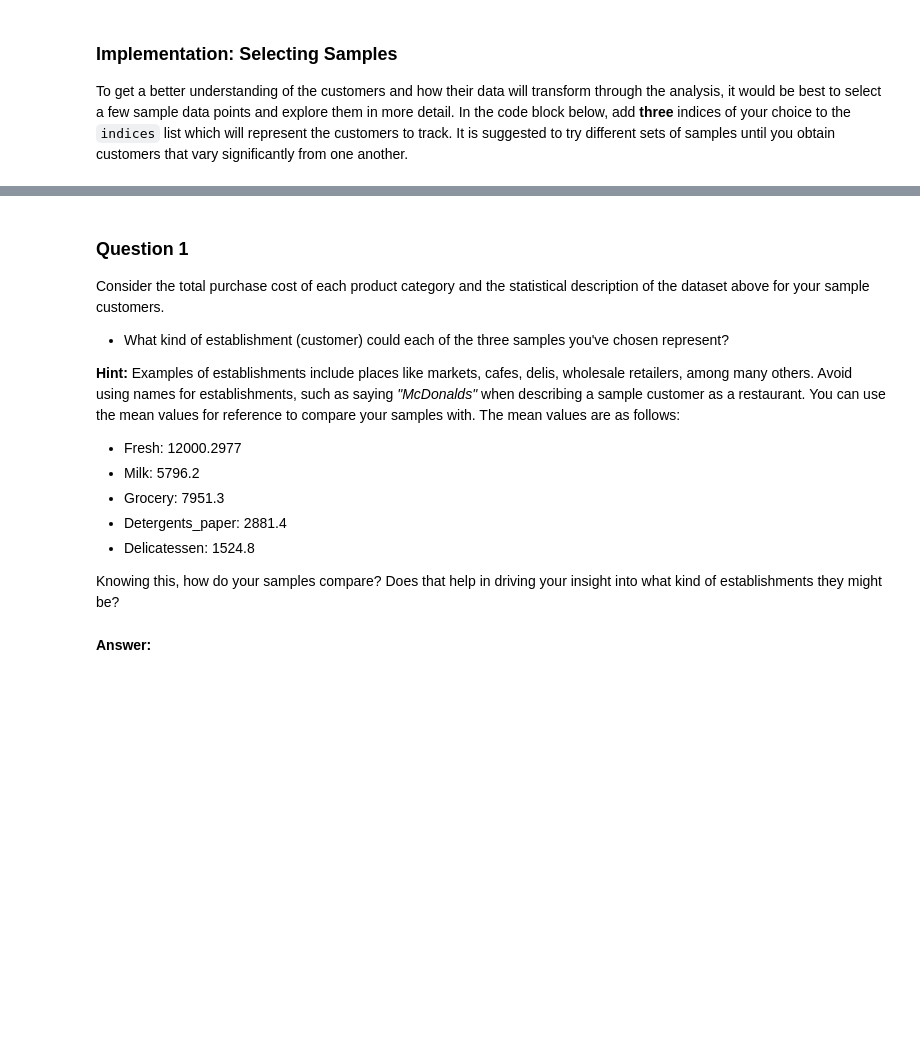
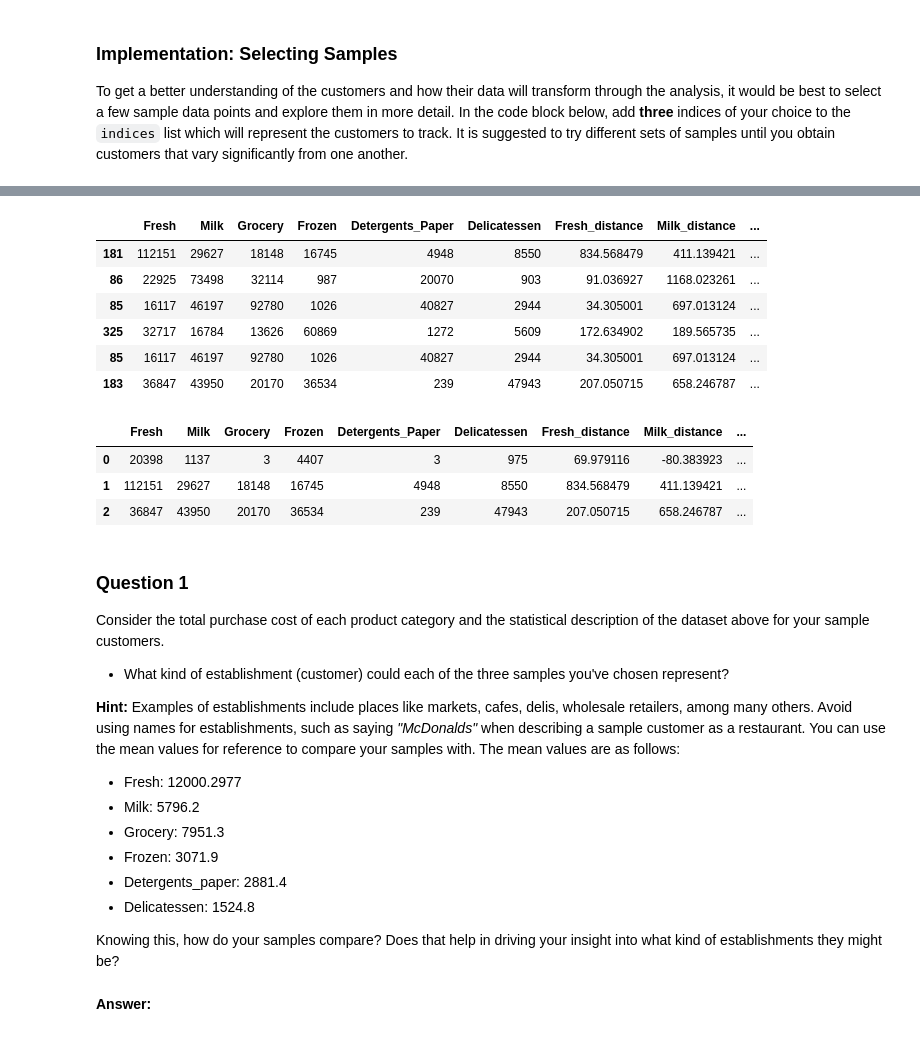
Before and after one commit to samiriff/MLND-customer-segments, a Jupyter notebook: customer_segments.ipynb, the cells around one changed output, grey strips where cells are left out. Saved outputs shown, nothing was run; the diff lists cells and outputs as text; code cells hidden in the pictures; blank space fills up the shorter version.

```diff
--- a/customer_segments.ipynb
+++ b/customer_segments.ipynb
@@ -89,0 +118,17 @@ Chosen samples of wholesale customers dataset:
+# %%
+top_customers = pd.DataFrame()
+for column in data.columns:
+    new_data = data.sort_values(column, ascending=False).head(1)
+    top_customers = pd.concat([top_customers, new_data])
+for column in top_customers.columns:
+    new_col = column + '_distance'
+    top_customers[new_col] = top_customers[column].apply(lambda x : (x - data_mean[column]) / data_mean[column] * 100)
+top_customers
+# %% [output]
+|  | Fresh | Milk | Grocery | Frozen | Detergents_Paper | Delicatessen | Fresh_distance | Milk_distance | ... |
+| 181 | 112151 | 29627 | 18148 | 16745 | 4948 | 8550 | 834.568479 | 411.139421 | ... |
+| 86 | 22925 | 73498 | 32114 | 987 | 20070 | 903 | 91.036927 | 1168.023261 | ... |
+| 85 | 16117 | 46197 | 92780 | 1026 | 40827 | 2944 | 34.305001 | 697.013124 | ... |
+| 325 | 32717 | 16784 | 13626 | 60869 | 1272 | 5609 | 172.634902 | 189.565735 | ... |
+| 85 | 16117 | 46197 | 92780 | 1026 | 40827 | 2944 | 34.305001 | 697.013124 | ... |
+| 183 | 36847 | 43950 | 20170 | 36534 | 239 | 47943 | 207.050715 | 658.246787 | ... |
@@ -90,3 +139,10 @@ Chosen samples of wholesale customers dataset:
+# %%
+samples
+# %% [output]
+|  | Fresh | Milk | Grocery | Frozen | Detergents_Paper | Delicatessen | Fresh_distance | Milk_distance | ... |
+| 0 | 20398 | 1137 | 3 | 4407 | 3 | 975 | 69.979116 | -80.383923 | ... |
+| 1 | 112151 | 29627 | 18148 | 16745 | 4948 | 8550 | 834.568479 | 411.139421 | ... |
+| 2 | 36847 | 43950 | 20170 | 36534 | 239 | 47943 | 207.050715 | 658.246787 | ... |
 # %% [markdown]
 ### Question 1
 Consider the total purchase cost of each product category and the statistical description of the dataset above for your sample customers.
@@ -98,6 +154,7 @@ Consider the total purchase cost of each product category and the statistical de
 * Fresh: 12000.2977
 * Milk: 5796.2
 * Grocery: 7951.3
+* Frozen: 3071.9
 * Detergents_paper: 2881.4
 * Delicatessen: 1524.8
 
```
Also changed, not shown: parts of 5 cells of this notebook.
